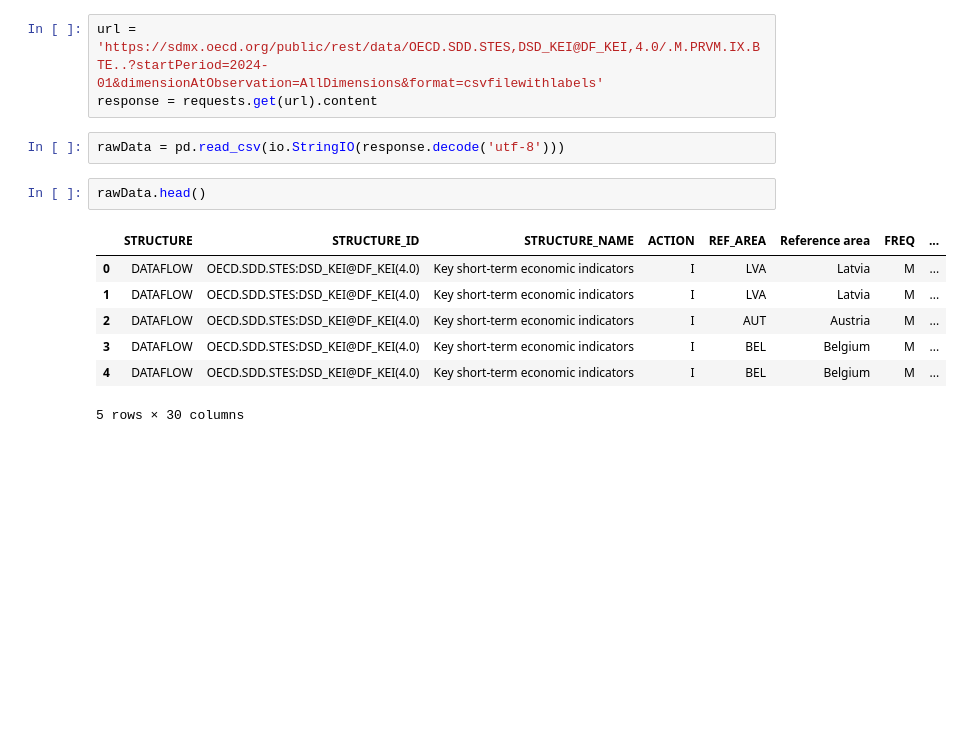
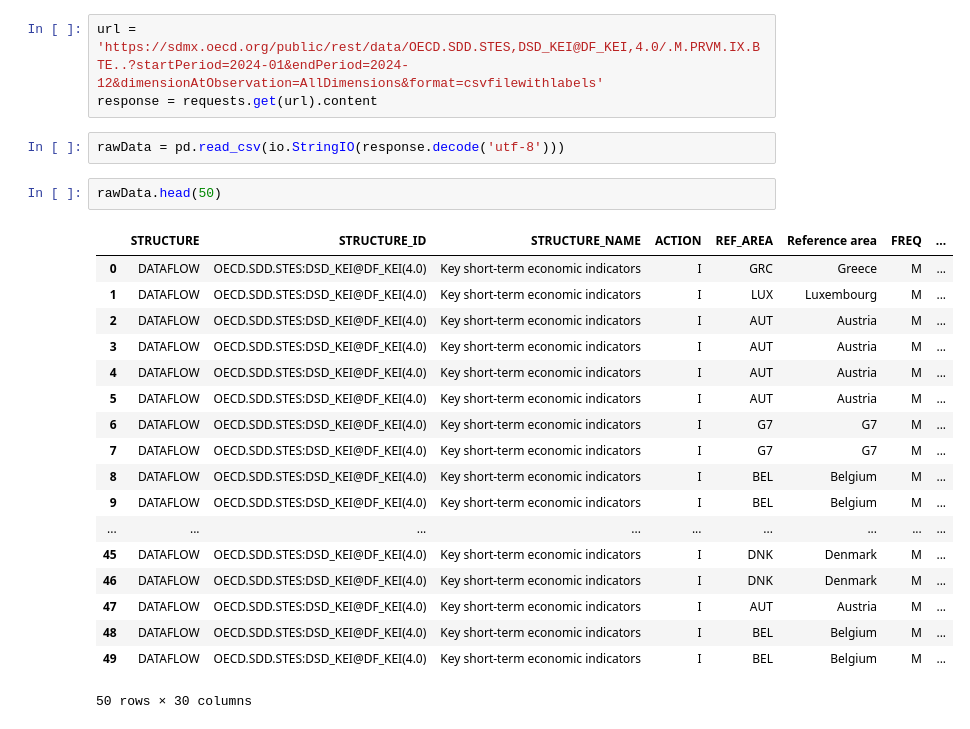
Before and after one commit to alexdelargy/DS320FinalProject, a Jupyter notebook: main.ipynb, the cells around one changed output. Drawn from its saved outputs; the diff is of its cells as text; blank space fills up the shorter version.

```diff
--- a/main.ipynb
+++ b/main.ipynb
@@ -211,15 +215,26 @@ getFutureFlights(departureIATA="ATL", date="2024-11-29", airlineIATA="DL")
 # %%
-url = 'https://sdmx.oecd.org/public/rest/data/OECD.SDD.STES,DSD_KEI@DF_KEI,4.0/.M.PRVM.IX.BTE..?startPeriod=2024-01&dimensionAtObservation=AllDimensions&format=csvfilewithlabels'
+url = 'https://sdmx.oecd.org/public/rest/data/OECD.SDD.STES,DSD_KEI@DF_KEI,4.0/.M.PRVM.IX.BTE..?startPeriod=2024-01&endPeriod=2024-12&dimensionAtObservation=AllDimensions&format=csvfilewithlabels'
 response = requests.get(url).content
 # %%
 rawData = pd.read_csv(io.StringIO(response.decode('utf-8')))
 # %%
-rawData.head()
+rawData.head(50)
 # %% [output]
 |  | STRUCTURE | STRUCTURE_ID | STRUCTURE_NAME | ACTION | REF_AREA | Reference area | FREQ | ... |
-| 0 | DATAFLOW | OECD.SDD.STES:DSD_KEI@DF_KEI(4.0) | Key short-term economic indicators | I | LVA | Latvia | M | ... |
-| 1 | DATAFLOW | OECD.SDD.STES:DSD_KEI@DF_KEI(4.0) | Key short-term economic indicators | I | LVA | Latvia | M | ... |
+| 0 | DATAFLOW | OECD.SDD.STES:DSD_KEI@DF_KEI(4.0) | Key short-term economic indicators | I | GRC | Greece | M | ... |
+| 1 | DATAFLOW | OECD.SDD.STES:DSD_KEI@DF_KEI(4.0) | Key short-term economic indicators | I | LUX | Luxembourg | M | ... |
 | 2 | DATAFLOW | OECD.SDD.STES:DSD_KEI@DF_KEI(4.0) | Key short-term economic indicators | I | AUT | Austria | M | ... |
-| 3 | DATAFLOW | OECD.SDD.STES:DSD_KEI@DF_KEI(4.0) | Key short-term economic indicators | I | BEL | Belgium | M | ... |
-| 4 | DATAFLOW | OECD.SDD.STES:DSD_KEI@DF_KEI(4.0) | Key short-term economic indicators | I | BEL | Belgium | M | ... |
+| 3 | DATAFLOW | OECD.SDD.STES:DSD_KEI@DF_KEI(4.0) | Key short-term economic indicators | I | AUT | Austria | M | ... |
+| 4 | DATAFLOW | OECD.SDD.STES:DSD_KEI@DF_KEI(4.0) | Key short-term economic indicators | I | AUT | Austria | M | ... |
+| 5 | DATAFLOW | OECD.SDD.STES:DSD_KEI@DF_KEI(4.0) | Key short-term economic indicators | I | AUT | Austria | M | ... |
+| 6 | DATAFLOW | OECD.SDD.STES:DSD_KEI@DF_KEI(4.0) | Key short-term economic indicators | I | G7 | G7 | M | ... |
+| 7 | DATAFLOW | OECD.SDD.STES:DSD_KEI@DF_KEI(4.0) | Key short-term economic indicators | I | G7 | G7 | M | ... |
+| 8 | DATAFLOW | OECD.SDD.STES:DSD_KEI@DF_KEI(4.0) | Key short-term economic indicators | I | BEL | Belgium | M | ... |
+| 9 | DATAFLOW | OECD.SDD.STES:DSD_KEI@DF_KEI(4.0) | Key short-term economic indicators | I | BEL | Belgium | M | ... |
+| ... | ... | ... | ... | ... | ... | ... | ... | ... |
+| 45 | DATAFLOW | OECD.SDD.STES:DSD_KEI@DF_KEI(4.0) | Key short-term economic indicators | I | DNK | Denmark | M | ... |
+| 46 | DATAFLOW | OECD.SDD.STES:DSD_KEI@DF_KEI(4.0) | Key short-term economic indicators | I | DNK | Denmark | M | ... |
+| 47 | DATAFLOW | OECD.SDD.STES:DSD_KEI@DF_KEI(4.0) | Key short-term economic indicators | I | AUT | Austria | M | ... |
+| 48 | DATAFLOW | OECD.SDD.STES:DSD_KEI@DF_KEI(4.0) | Key short-term economic indicators | I | BEL | Belgium | M | ... |
+| 49 | DATAFLOW | OECD.SDD.STES:DSD_KEI@DF_KEI(4.0) | Key short-term economic indicators | I | BEL | Belgium | M | ... |
-5 rows × 30 columns
+50 rows × 30 columns
```
Also changed, not shown: parts of 1 cell of this notebook.
